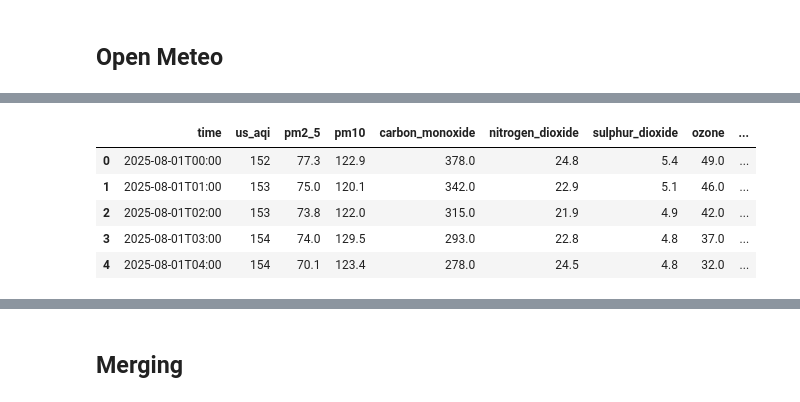
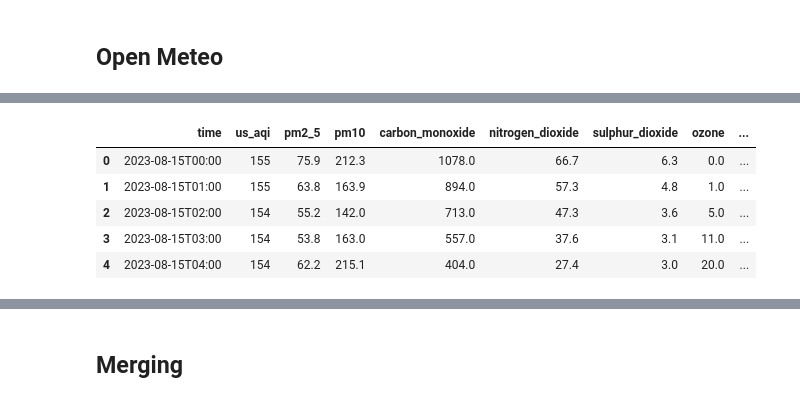
Before and after one commit to DawoodAhmadAnalyst/10Pearls-AQI-Predictor, a Jupyter notebook: Notebooks/1-EDA.ipynb, the cells around one changed output, grey strips where cells are left out. Cells and saved outputs as stored; diff of their text form; code cells hidden in the pictures.

```diff
--- a/Notebooks/1-EDA.ipynb
+++ b/Notebooks/1-EDA.ipynb
@@ -106,25 +106,25 @@ print(resp["current"])
 # %%
 url = "https://air-quality-api.open-meteo.com/v1/air-quality"
 params = {
     "latitude": LAT,
     "longitude": LON,
-    "start_date": "2025-08-01",
-    "end_date": "2026-07-31",
+    "start_date": "2023-08-15",
+    "end_date": "2026-08-15",
     "hourly": "us_aqi,pm2_5,pm10,carbon_monoxide,nitrogen_dioxide,sulphur_dioxide,ozone,dust",
     "timezone": "Asia/Karachi"
 }
 
 resp = requests.get(url, params=params).json()
 df_aqi = pd.DataFrame(resp["hourly"])
 
 df_aqi.head()
 # %% [output]
 |  | time | us_aqi | pm2_5 | pm10 | carbon_monoxide | nitrogen_dioxide | sulphur_dioxide | ozone | ... |
-| 0 | 2025-08-01T00:00 | 152 | 77.3 | 122.9 | 378.0 | 24.8 | 5.4 | 49.0 | ... |
-| 1 | 2025-08-01T01:00 | 153 | 75.0 | 120.1 | 342.0 | 22.9 | 5.1 | 46.0 | ... |
-| 2 | 2025-08-01T02:00 | 153 | 73.8 | 122.0 | 315.0 | 21.9 | 4.9 | 42.0 | ... |
-| 3 | 2025-08-01T03:00 | 154 | 74.0 | 129.5 | 293.0 | 22.8 | 4.8 | 37.0 | ... |
-| 4 | 2025-08-01T04:00 | 154 | 70.1 | 123.4 | 278.0 | 24.5 | 4.8 | 32.0 | ... |
+| 0 | 2023-08-15T00:00 | 155 | 75.9 | 212.3 | 1078.0 | 66.7 | 6.3 | 0.0 | ... |
+| 1 | 2023-08-15T01:00 | 155 | 63.8 | 163.9 | 894.0 | 57.3 | 4.8 | 1.0 | ... |
+| 2 | 2023-08-15T02:00 | 154 | 55.2 | 142.0 | 713.0 | 47.3 | 3.6 | 5.0 | ... |
+| 3 | 2023-08-15T03:00 | 154 | 53.8 | 163.0 | 557.0 | 37.6 | 3.1 | 11.0 | ... |
+| 4 | 2023-08-15T04:00 | 154 | 62.2 | 215.1 | 404.0 | 27.4 | 3.0 | 20.0 | ... |
 # %%
 print(df_weather.shape)
 print(df_weather.isnull().sum())
```
Also changed, not shown: parts of 15 cells of this notebook, 8 other files.
